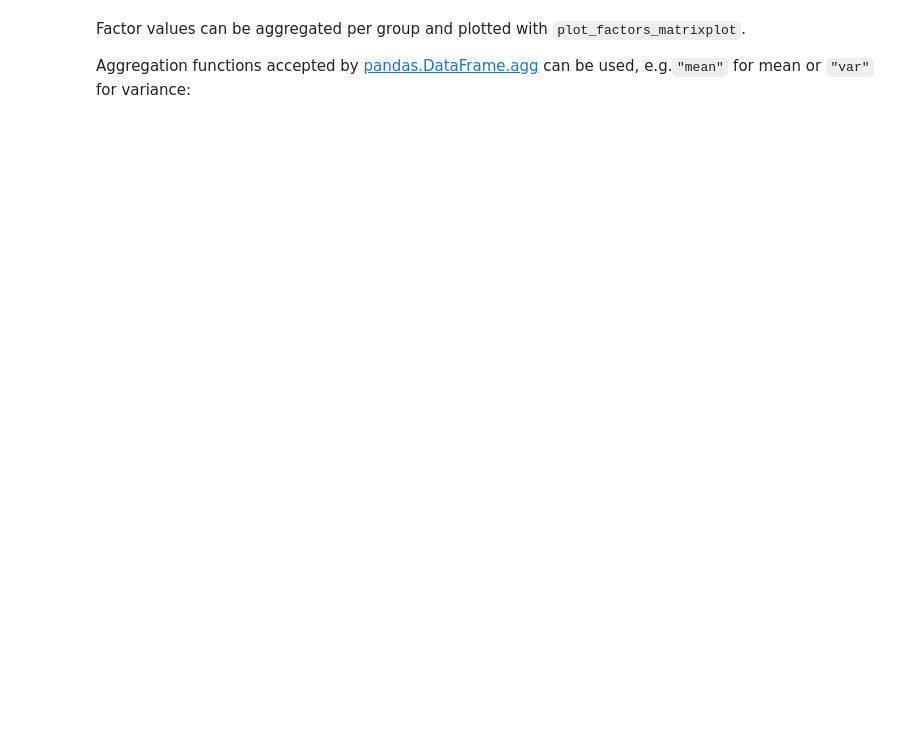
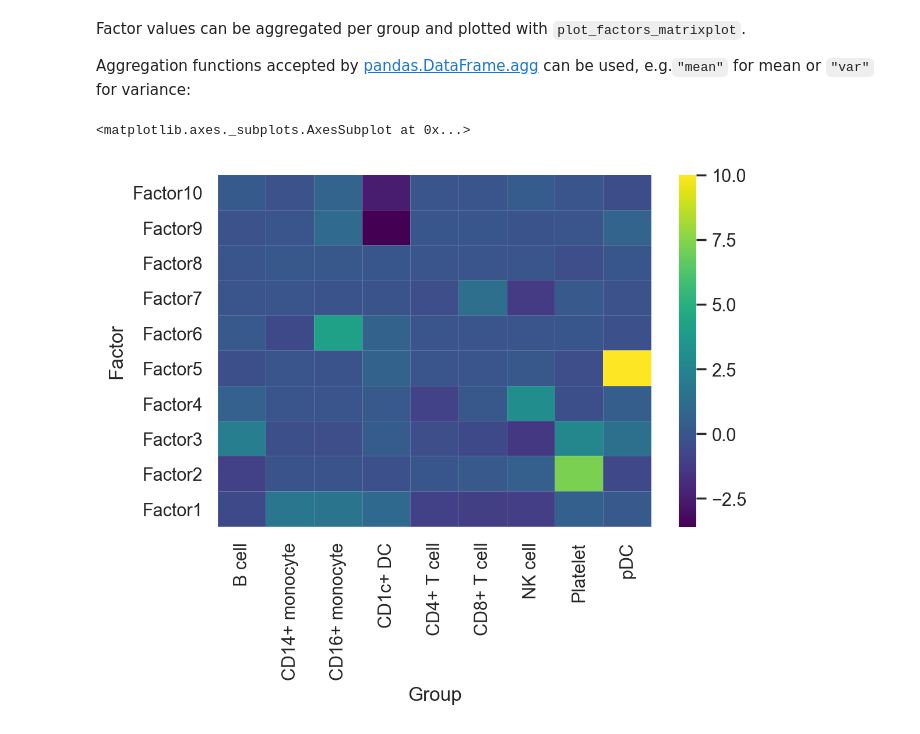
Before and after one commit to bioFAM/mofax, a Jupyter notebook: notebooks/getting_started_pbmc10k.ipynb, the cells around one changed output. Saved outputs shown, nothing was run; the diff lists cells and outputs as text; code cells hidden in the pictures; blank space fills up the shorter version.

```diff
--- a/notebooks/getting_started_pbmc10k.ipynb
+++ b/notebooks/getting_started_pbmc10k.ipynb
@@ -329,5 +331,8 @@ g = m.get_cells().set_index("cell")
 # %%
 mfx.plot_factors_matrixplot(m, agg="mean", factors=list(range(10)),
                             linewidths=0.01, linecolor="#FFFFFF33",
                             vmax=10,
-                            groups_df=celltypes)
+                            group_label="celltype")
+# %% [output]
+<matplotlib.axes._subplots.AxesSubplot at 0x...>
+[figure, added]
```
Also changed, not shown: parts of 6 cells of this notebook, 2 other files.
